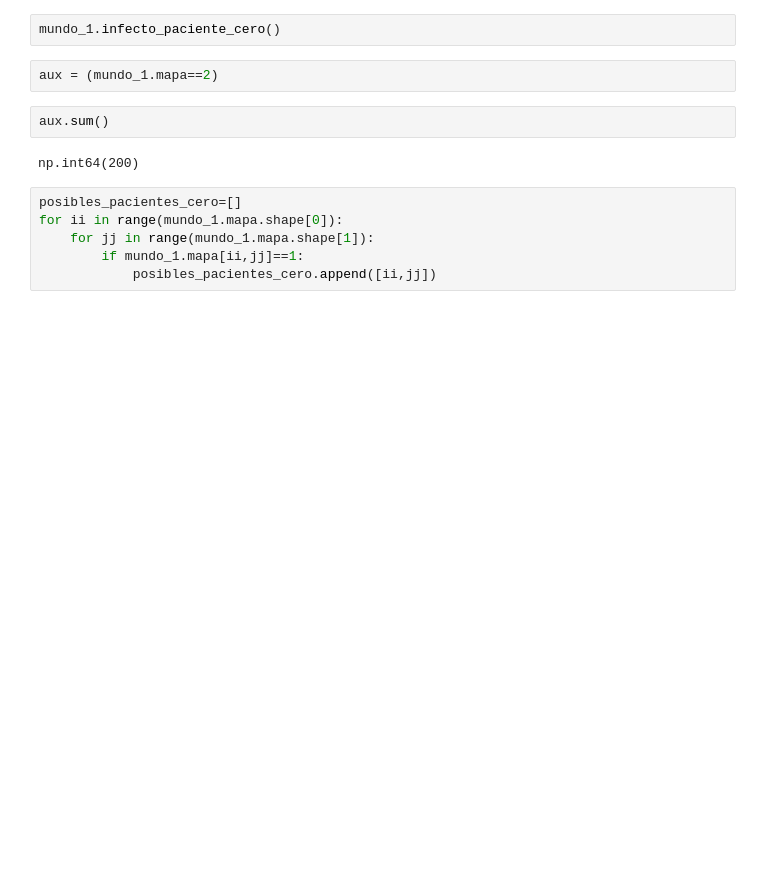
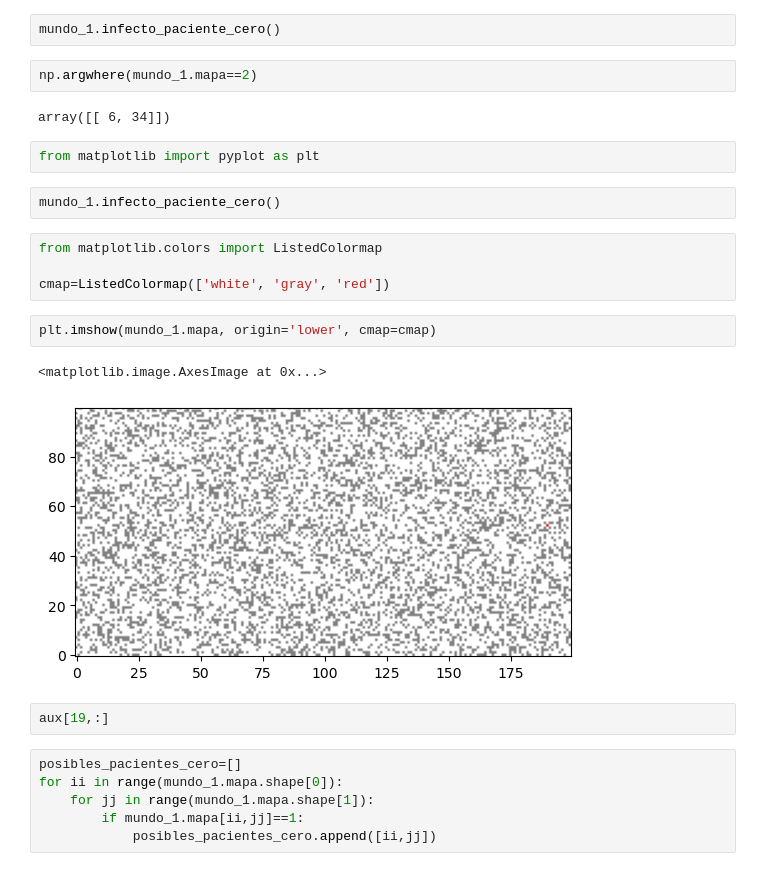
Before and after one commit to dprada/infection, a Jupyter notebook: sandbox/Test.ipynb, the cells around one changed output. Drawn from its saved outputs; the diff is of its cells as text; blank space fills up the shorter version.

```diff
--- a/sandbox/Test.ipynb
+++ b/sandbox/Test.ipynb
@@ -20,11 +16,24 @@ np.int64(6000)
 # %%
 mundo_1.infecto_paciente_cero()
+# %%
+np.argwhere(mundo_1.mapa==2)
+# %% [output]
+array([[ 6, 34]])
+# %%
+from matplotlib import pyplot as plt
+# %%
+mundo_1.infecto_paciente_cero()
+# %%
+from matplotlib.colors import ListedColormap
+
+cmap=ListedColormap(['white', 'gray', 'red'])
 # %%
-aux = (mundo_1.mapa==2)
+plt.imshow(mundo_1.mapa, origin='lower', cmap=cmap)
+# %% [output]
+<matplotlib.image.AxesImage at 0x...>
+[figure, added]
 # %%
-aux.sum()
+aux[19,:]
-# %% [output]
-np.int64(200)
 # %%
 posibles_pacientes_cero=[]
 for ii in range(mundo_1.mapa.shape[0]):
```
Also changed, not shown: parts of 1 cell of this notebook, 1 other file.
